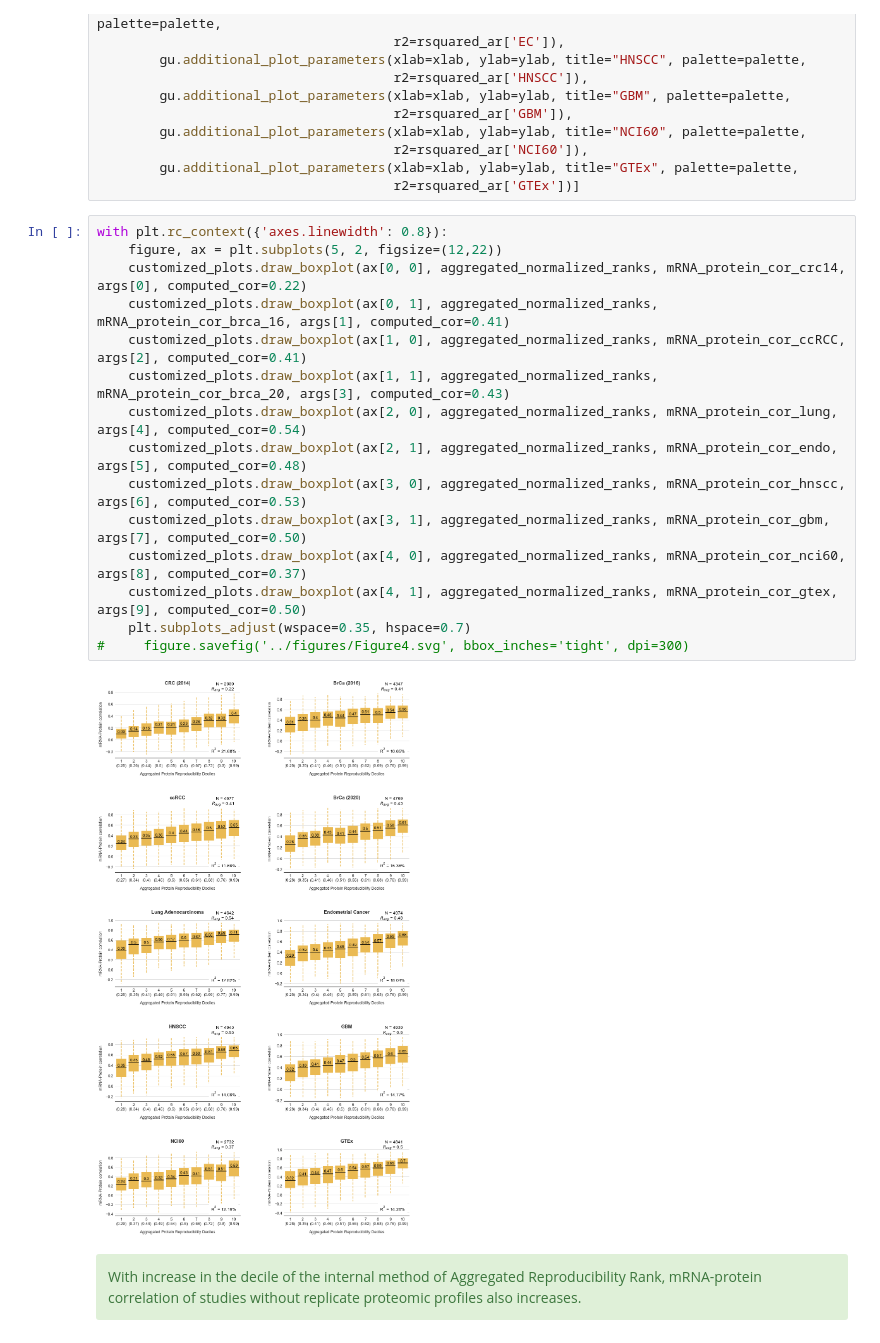
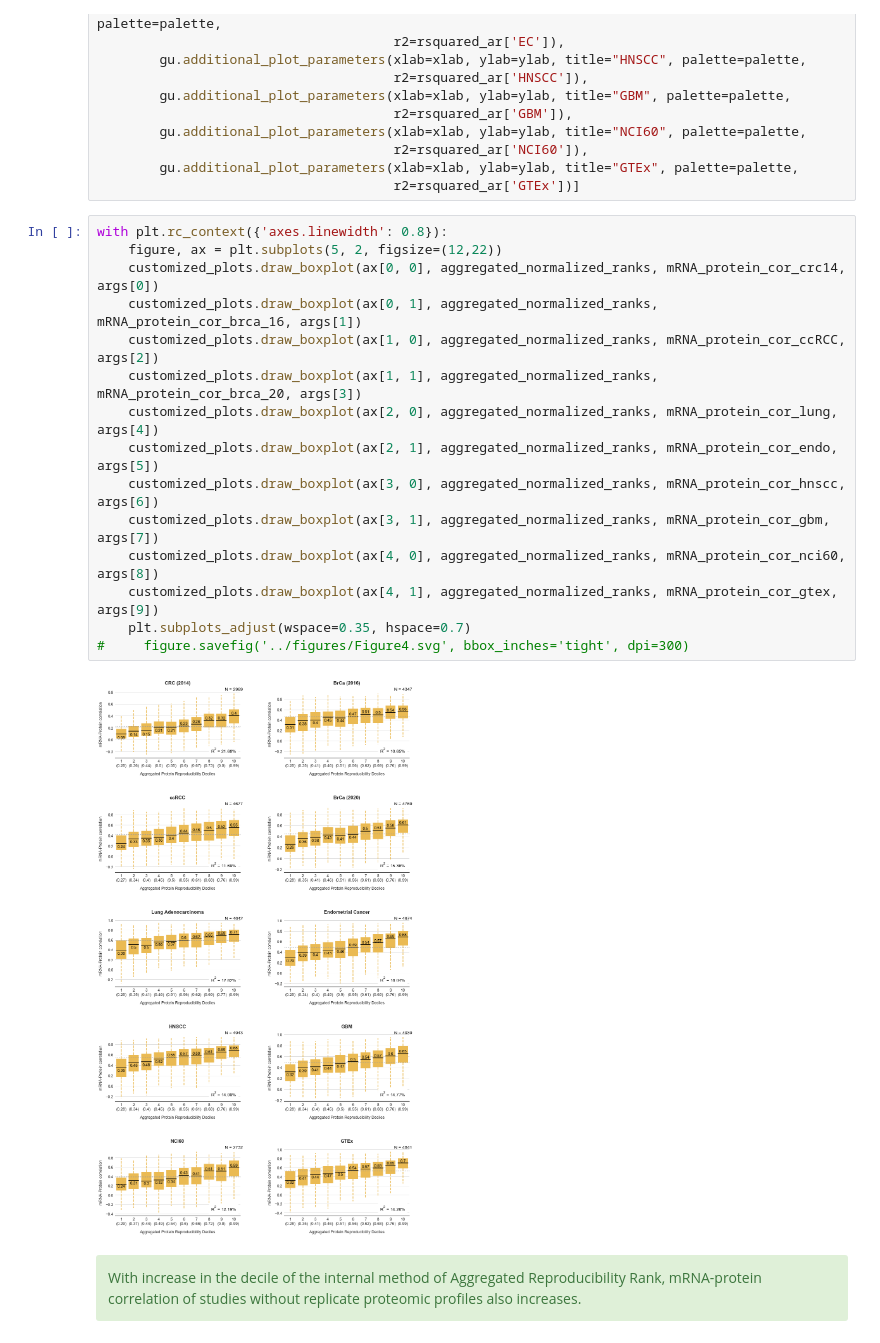
Before and after one commit to cancergenetics/limitations_of_omics_reproducibility, a Jupyter notebook: 02_data_analysis/4_other_studies_and_aggregated_ranks.ipynb, the cells around one changed output. Drawn from its saved outputs; the diff is of its cells as text.

Commit message:
Updated the latest supplemental figure

```diff
--- a/02_data_analysis/4_other_studies_and_aggregated_ranks.ipynb
+++ b/02_data_analysis/4_other_studies_and_aggregated_ranks.ipynb
@@ -106,20 +106,20 @@ args = [gu.additional_plot_parameters(xlab=xlab, ylab=ylab, title="CRC (2014)",
 # %%
 with plt.rc_context({'axes.linewidth': 0.8}):
     figure, ax = plt.subplots(5, 2, figsize=(12,22))
-    customized_plots.draw_boxplot(ax[0, 0], aggregated_normalized_ranks, mRNA_protein_cor_crc14, args[0], computed_cor=0.22)
-    customized_plots.draw_boxplot(ax[0, 1], aggregated_normalized_ranks, mRNA_protein_cor_brca_16, args[1], computed_cor=0.41)
-    customized_plots.draw_boxplot(ax[1, 0], aggregated_normalized_ranks, mRNA_protein_cor_ccRCC, args[2], computed_cor=0.41)
-    customized_plots.draw_boxplot(ax[1, 1], aggregated_normalized_ranks, mRNA_protein_cor_brca_20, args[3], computed_cor=0.43)
-    customized_plots.draw_boxplot(ax[2, 0], aggregated_normalized_ranks, mRNA_protein_cor_lung, args[4], computed_cor=0.54)
-    customized_plots.draw_boxplot(ax[2, 1], aggregated_normalized_ranks, mRNA_protein_cor_endo, args[5], computed_cor=0.48)
-    customized_plots.draw_boxplot(ax[3, 0], aggregated_normalized_ranks, mRNA_protein_cor_hnscc, args[6], computed_cor=0.53)
-    customized_plots.draw_boxplot(ax[3, 1], aggregated_normalized_ranks, mRNA_protein_cor_gbm, args[7], computed_cor=0.50)
-    customized_plots.draw_boxplot(ax[4, 0], aggregated_normalized_ranks, mRNA_protein_cor_nci60, args[8], computed_cor=0.37)
-    customized_plots.draw_boxplot(ax[4, 1], aggregated_normalized_ranks, mRNA_protein_cor_gtex, args[9], computed_cor=0.50)
+    customized_plots.draw_boxplot(ax[0, 0], aggregated_normalized_ranks, mRNA_protein_cor_crc14, args[0])
+    customized_plots.draw_boxplot(ax[0, 1], aggregated_normalized_ranks, mRNA_protein_cor_brca_16, args[1])
+    customized_plots.draw_boxplot(ax[1, 0], aggregated_normalized_ranks, mRNA_protein_cor_ccRCC, args[2])
+    customized_plots.draw_boxplot(ax[1, 1], aggregated_normalized_ranks, mRNA_protein_cor_brca_20, args[3])
+    customized_plots.draw_boxplot(ax[2, 0], aggregated_normalized_ranks, mRNA_protein_cor_lung, args[4])
+    customized_plots.draw_boxplot(ax[2, 1], aggregated_normalized_ranks, mRNA_protein_cor_endo, args[5])
+    customized_plots.draw_boxplot(ax[3, 0], aggregated_normalized_ranks, mRNA_protein_cor_hnscc, args[6])
+    customized_plots.draw_boxplot(ax[3, 1], aggregated_normalized_ranks, mRNA_protein_cor_gbm, args[7])
+    customized_plots.draw_boxplot(ax[4, 0], aggregated_normalized_ranks, mRNA_protein_cor_nci60, args[8])
+    customized_plots.draw_boxplot(ax[4, 1], aggregated_normalized_ranks, mRNA_protein_cor_gtex, args[9])
     plt.subplots_adjust(wspace=0.35, hspace=0.7)
 #     figure.savefig('../figures/Figure4.svg', bbox_inches='tight', dpi=300)
 # %% [output]
-[figure, old version]
+[figure, new version]
 # %% [markdown]
 <div class="alert alert-block alert-success">
 With increase in the decile of the internal method of Aggregated Reproducibility Rank, mRNA-protein correlation of studies without replicate proteomic profiles also increases.
```
Also changed, not shown: 22 other files.
